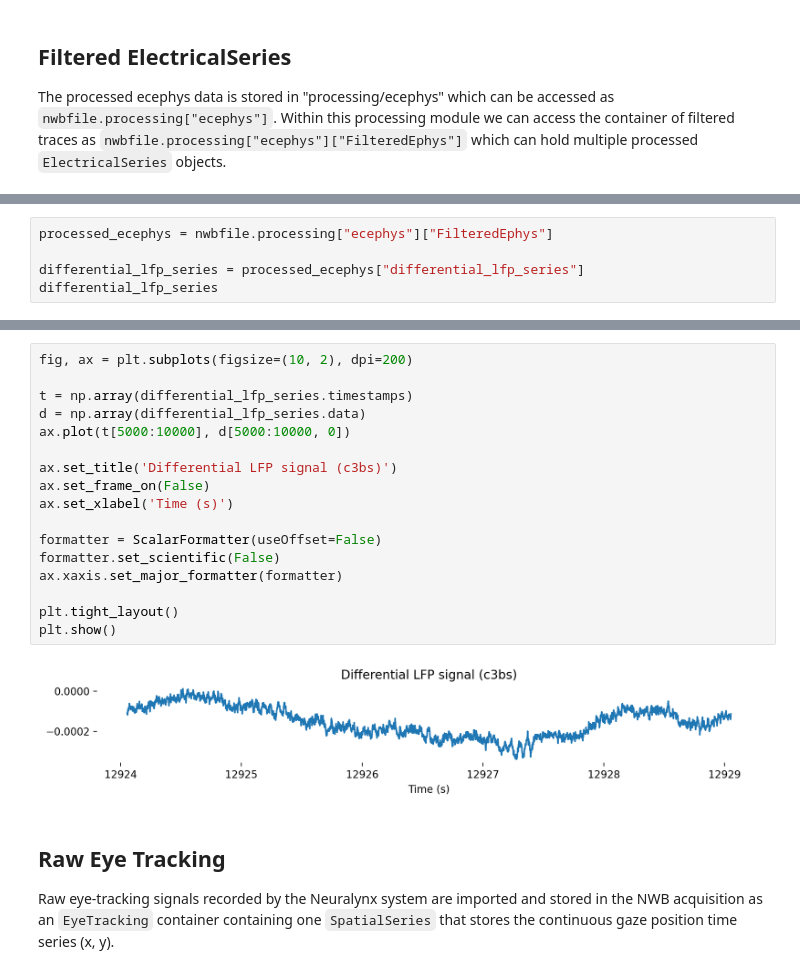
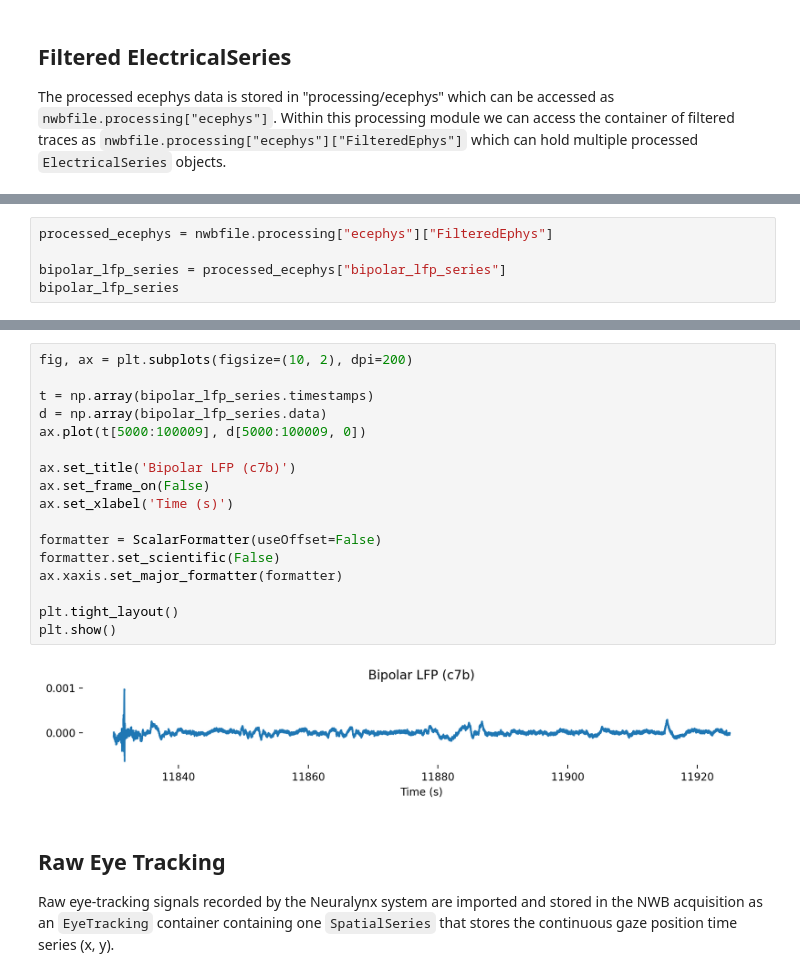
Before and after one commit to catalystneuro/schwerdt-lab-to-nwb, a Jupyter notebook: src/schwerdt_lab_to_nwb/tutorials/chambers_ephys_fscv_nwb_tutorial.ipynb, the cells around one changed output, grey strips where cells are left out. Drawn from its saved outputs; the diff is of its cells as text.

```diff
--- a/src/schwerdt_lab_to_nwb/tutorials/chambers_ephys_fscv_nwb_tutorial.ipynb
+++ b/src/schwerdt_lab_to_nwb/tutorials/chambers_ephys_fscv_nwb_tutorial.ipynb
@@ -464,6 +474,6 @@ table
 # %%
 processed_ecephys = nwbfile.processing["ecephys"]["FilteredEphys"]
 
-differential_lfp_series = processed_ecephys["differential_lfp_series"]
-differential_lfp_series
+bipolar_lfp_series = processed_ecephys["bipolar_lfp_series"]
+bipolar_lfp_series
 # %% [output]
@@ -506,22 +518,22 @@ table
 # %%
 fig, ax = plt.subplots(figsize=(10, 2), dpi=200)
 
-t = np.array(differential_lfp_series.timestamps)
-d = np.array(differential_lfp_series.data)
-ax.plot(t[5000:10000], d[5000:10000, 0])
+t = np.array(bipolar_lfp_series.timestamps)
+d = np.array(bipolar_lfp_series.data)
+ax.plot(t[5000:100009], d[5000:100009, 0])
 
-ax.set_title('Differential LFP signal (c3bs)')
+ax.set_title('Bipolar LFP (c7b)')
 ax.set_frame_on(False)
 ax.set_xlabel('Time (s)')
 
 formatter = ScalarFormatter(useOffset=False)
 formatter.set_scientific(False)
 ax.xaxis.set_major_formatter(formatter)
 
 plt.tight_layout()
 plt.show()
 # %% [output]
-[figure, old version]
+[figure, new version]
 # %% [markdown]
 ## Raw Eye Tracking
 
```
Also changed, not shown: parts of 5 cells of this notebook, 3 other files.
